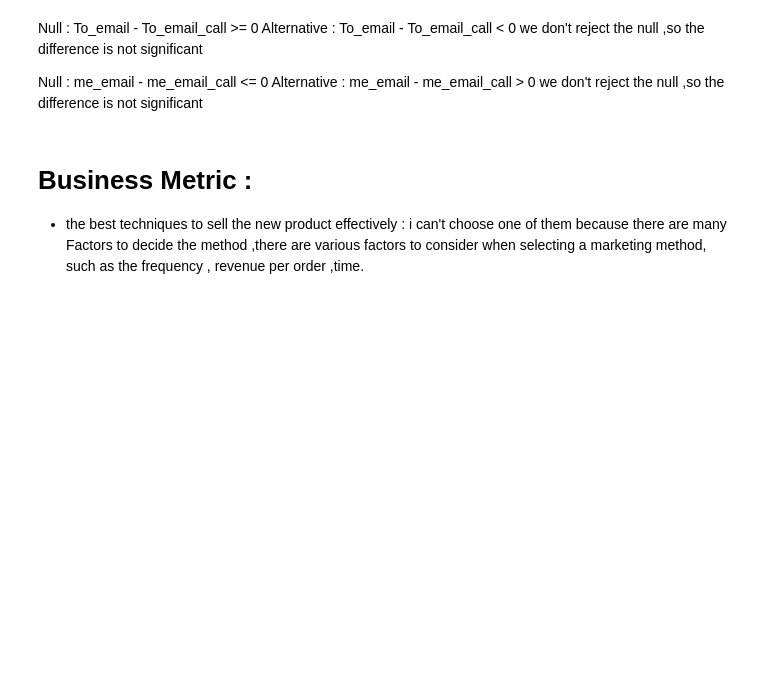
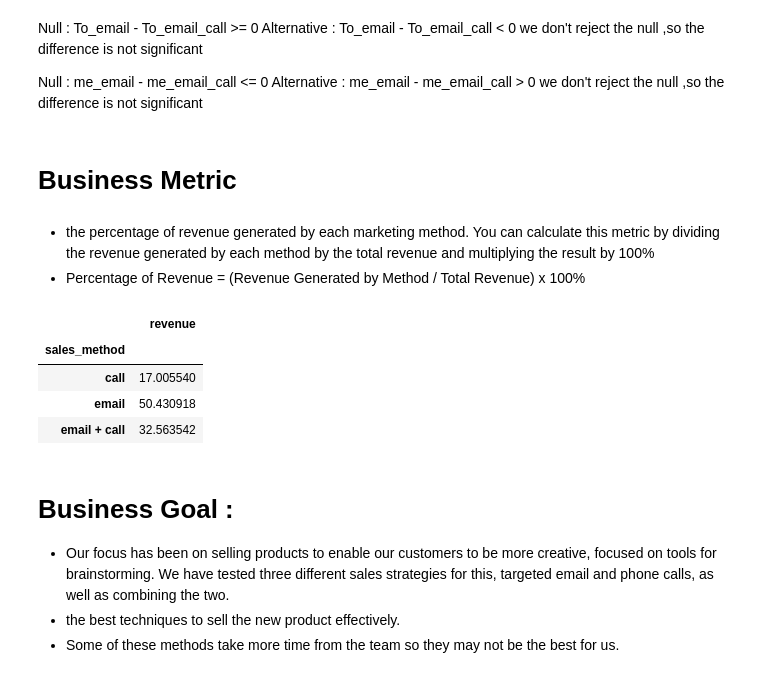
Before and after one commit to MahmoudAdel-hub/New_Product_Marketing_Method, a Jupyter notebook: ProfessionalDA.ipynb, the cells around one changed output. Drawn from its saved outputs; the diff is of its cells as text; code cells hidden in the pictures; blank space fills up the shorter version.

```diff
--- a/ProfessionalDA.ipynb
+++ b/ProfessionalDA.ipynb
@@ -397,7 +397,23 @@ we don't reject the null ,so the difference is not significant
 Null : me_email - me_email_call <= 0
 Alternative : me_email - me_email_call > 0
 we don't reject the null ,so the difference is not significant
+# %% [markdown]
+# Business Metric
+# %% [markdown]
+- the percentage of revenue generated by each marketing method. You can calculate this metric by dividing the revenue generated by each method by the total revenue and multiplying the result by 100%
+- Percentage of Revenue = (Revenue Generated by Method / Total Revenue) x 100%
+# %%
+Percentage_of_Revenue = df[['sales_method','revenue']].groupby('sales_method')['revenue'].sum()/df['revenue'].sum()*100
+pd.DataFrame(Percentage_of_Revenue)
+# %% [output]
+|  | revenue |
+| sales_method |  |
+| call | 17.005540 |
+| email | 50.430918 |
+| email + call | 32.563542 |
 # %% [markdown]
-# Business Metric :
-- the best techniques to sell the new product effectively : i can't choose one of them because there are many Factors to decide the method ,there are various factors to consider when selecting a marketing method, such as the frequency , revenue per order ,time.
+# Business Goal :
+- Our focus has been on selling products to enable our customers to be more creative, focused on tools for brainstorming. We have tested three different sales strategies for this, targeted email and phone calls, as well as combining the two.
+- the best techniques to sell the new product effectively.
+- Some of these methods take more time from the team so they may not be the best for us.
 # %% [markdown]
```
Also changed, not shown: parts of 9 cells of this notebook, 1 other file.
